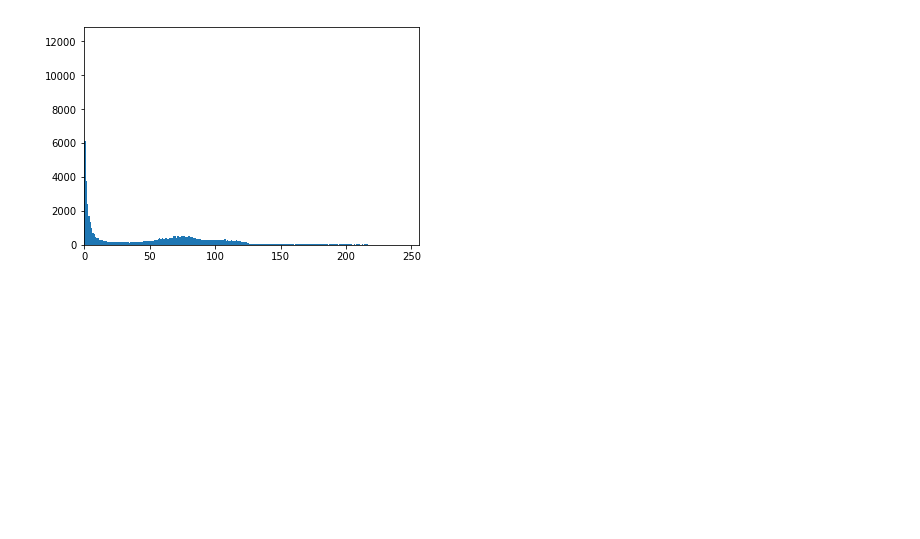
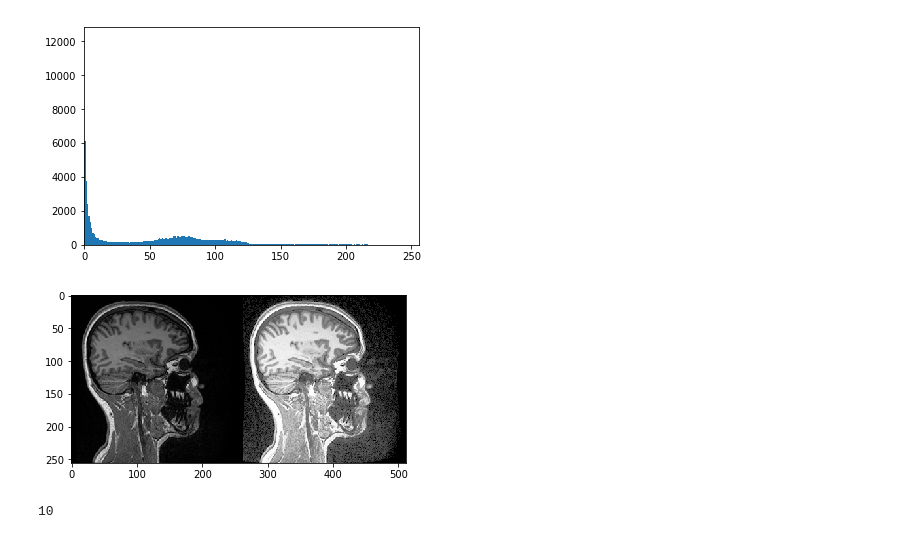
Before and after one commit to nathan-14200/wsbim2243, a Jupyter notebook: wsbim2243 - notebook.ipynb, the cells around one changed output. Saved outputs shown, nothing was run; the diff lists cells and outputs as text; code cells hidden in the pictures; blank space fills up the shorter version.

```diff
--- a/wsbim2243 - notebook.ipynb
+++ b/wsbim2243 - notebook.ipynb
@@ -60,5 +63,5 @@ plt.show()
 # %%
-grey_im = data[50]*(255/data[50].max())
+grey_im = (data[50]*(255/data[50].max())).astype(np.uint8)
 # %%
 print(grey_im.max())
 # %% [output]
@@ -72,3 +75,18 @@ plt.xlim([-0.5, 255.5])
 plt.show()
 # %% [output]
 [figure]
+# %%
+#https://opencv-python-tutroals.readthedocs.io/en/latest/py_tutorials/py_imgproc/py_histograms/py_histogram_equalization/py_histogram_equalization.html
+import cv2
+
+img = grey_im.astype(np.uint8)
+
+equ = cv2.equalizeHist(img)
+res = np.hstack((img,equ)) #stacking images side-by-side
+
+plt.imshow(res, cmap='gray')
+plt.show()
+print(img[200][200])
+# %% [output]
+[figure, added]
+10
```
Also changed, not shown: parts of 5 cells of this notebook.
